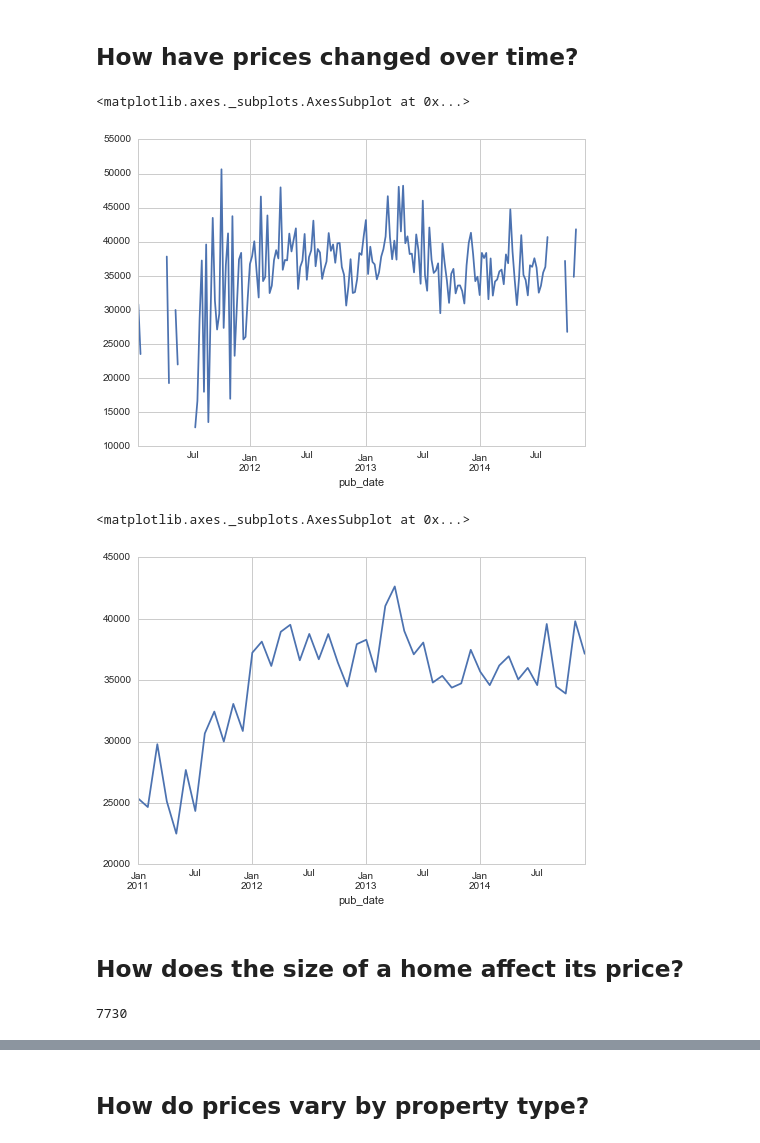
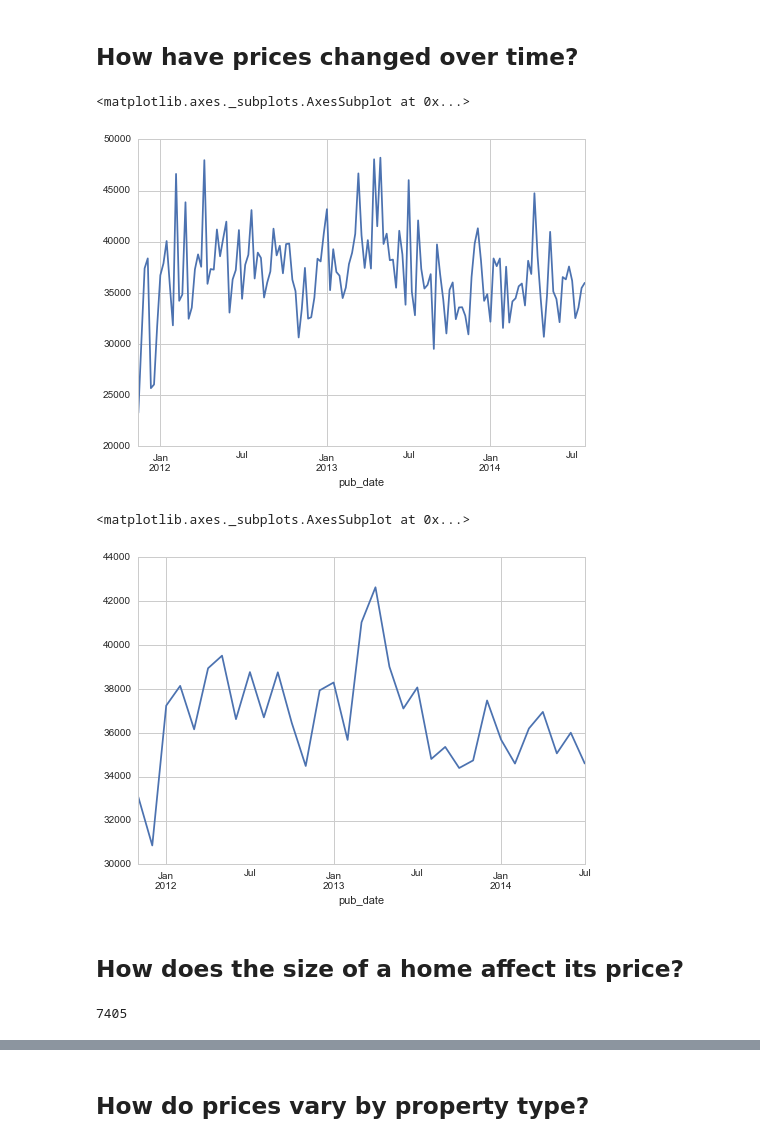
Before and after one commit to jpvelez/cubisima, a Jupyter notebook: notebooks/listing_analysis.ipynb, the cells around one changed output, grey strips where cells are left out. Drawn from its saved outputs; the diff is of its cells as text; code cells hidden in the pictures.

```diff
--- a/notebooks/listing_analysis.ipynb
+++ b/notebooks/listing_analysis.ipynb
@@ -288,16 +305,16 @@ sns.distplot(np.log(listings.price))
 # %% [markdown]
 ## How have prices changed over time?
 # %%
-listings_dt.columns
+listings_dt = listings.set_index(listings.pub_date)
 listings_dt['price'].resample('W', how='mean').plot()
 # %% [output]
 <matplotlib.axes._subplots.AxesSubplot at 0x...>
-[figure, old version]
+[figure, new version]
 # %%
 listings_dt['price'].resample('M', how='mean').plot()
 # %% [output]
 <matplotlib.axes._subplots.AxesSubplot at 0x...>
-[figure, old version]
+[figure, new version]
 # %% [markdown]
 ## How does the size of a home affect its price?
 # %%
@@ -309,7 +326,7 @@ meters_lt_500 = listings.meters_squared < 500
 listings_with_meters = listings[has_meters & meters_lt_500]
 listings_with_meters.shape[0]
 # %% [output]
-7730
+7405
 # %%
 sns.jointplot('meters_squared', 'price', listings_with_meters, kind='hex')
 # %% [output]
```
Also changed, not shown: parts of 45 cells of this notebook, 1 other file.
